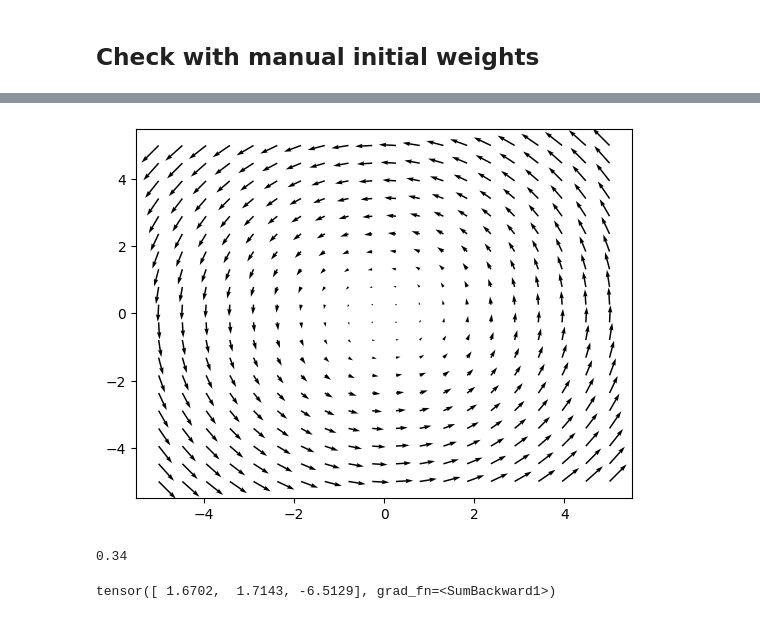
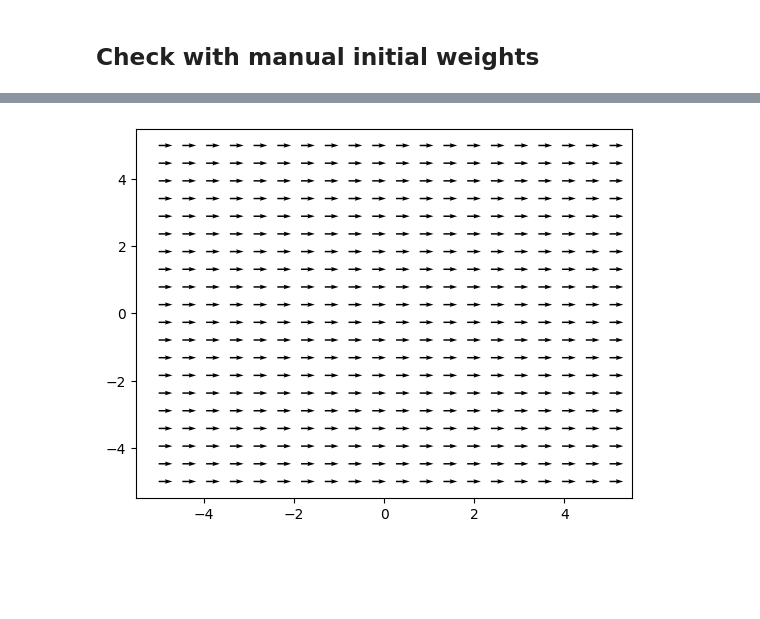
Before and after one commit to aidos-lab/neural-k-forms, a Jupyter notebook: DR-nn-vectorfield-example-R2.ipynb, the cells around one changed output, grey strips where cells are left out. Drawn from its saved outputs; the diff is of its cells as text; code cells hidden in the pictures; blank space fills up the shorter version.

```diff
--- a/DR-nn-vectorfield-example-R2.ipynb
+++ b/DR-nn-vectorfield-example-R2.ipynb
@@ -523,11 +839,33 @@ tensor([[-0.5928, -0.3529],
         [ 0.2575, -0.5976]], requires_grad=True)
 # %% [markdown]
 ## Check with manual initial weights
+# %%
+class LengthSigmoid(nn.Module):
+    """
+    A custom layer that takes normalises the vectors in the vector field
+    by the sigmoid of their norm
+    """
+    def __init__(self, m):
+        super().__init__()
+        self.m = m # embedding dimension
+
+    def forward(self, x):
+        x = x.reshape(self.m,-1)
+        lengths = torch.diag(torch.sqrt(x.T @ x))
+
+        x = x * (1/lengths)
+
+        x = x * torch.sigmoid(lengths)
+
+        x = x.reshape(1,-1)
+
+        return x
 # %%
 vf2 = nn.Sequential(
-    nn.Linear(2, 6)
+    nn.Linear(2, 6),
+    LengthSigmoid(2),
 )
 # %%
 vf2[0].weight.data = torch.tensor([[0,0],[0,0],[0,-1],[0,0],[0,0],[1,0]], dtype=torch.float)
 # %%
-vf2[0].bias.data = torch.tensor([1,0,0,0,1,0], dtype=torch.float)
+vf2[0].bias.data = torch.tensor([1,1,0,1,-1,0], dtype=torch.float)
@@ -544,45 +965,8 @@ tensor([[ 1.,  0., -1.],
 # %%
 fig, ax = plt.subplots()
 
-plot_component_vf(vf2, ax, comp=2, x_range=-5, y_range=5)
+plot_component_vf(vf2, ax, comp=0, x_range=-5, y_range=5)
 
 plt.show()
 # %% [output]
-[figure, old version]
+[figure, new version]
-# %%
-
-
-orig_labels = np.concatenate((np.zeros(100),np.ones(100),2*np.ones(100)))
-
-
-correct_pred = 0
-
-for i in range(len(paths)):
-
-    p = paths[i]
-    y = labels[i]
-
-    X = generate_cochain_dm(vf2, p, n = 5)
-
-    # sum up columns of X using torch
-    X = torch.sum(X, dim = 0)
-
-    sm = torch.nn.functional.softmax(X)
-
-    # get the index of the max log-probability
-    pred = sm.argmax(dim=0, keepdim=True)
-
-    if pred == orig_labels[i]:
-        correct_pred += 1
-
-
-
-
-
-print(correct_pred/len(paths))
-# %% [output]
-0.34
-# %%
-X
-# %% [output]
-tensor([ 1.6702,  1.7143, -6.5129], grad_fn=<SumBackward1>)
```
Also changed, not shown: parts of 34 cells of this notebook.
